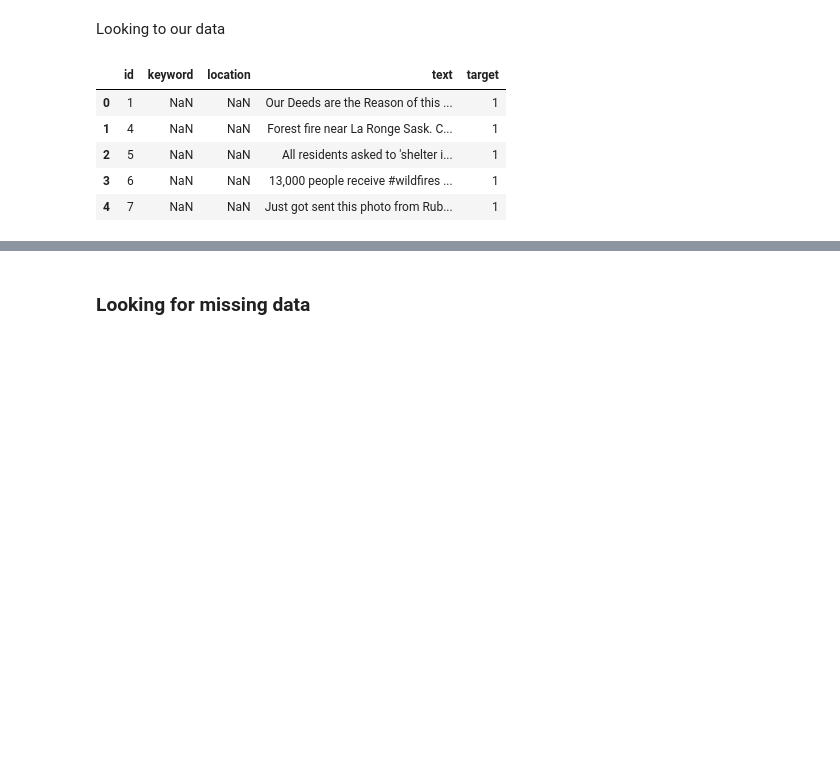
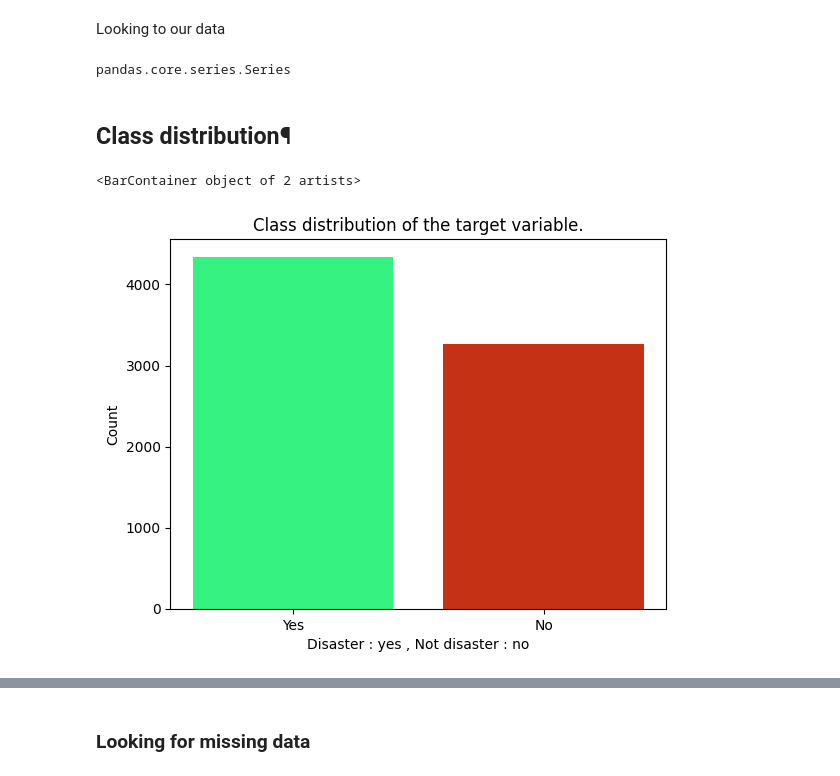
Before and after one commit to AmineMekki01/NLP_tweet_disaster_project, a Jupyter notebook: nlp_project.ipynb, the cells around one changed output, grey strips where cells are left out. Saved outputs shown, nothing was run; the diff lists cells and outputs as text; code cells hidden in the pictures; blank space fills up the shorter version.

Commit message:
Adding data visualization and cleaning

```diff
--- a/nlp_project.ipynb
+++ b/nlp_project.ipynb
@@ -39,12 +49,19 @@ train = pd.read_csv('Data/train.csv')
 test = pd.read_csv('Data/test.csv')
 # %% [markdown]
 Looking to our data
-# %%
-train.head()
-# %% [output]
-|  | id | keyword | location | text | target |
-| 0 | 1 | NaN | NaN | Our Deeds are the Reason of this ... | 1 |
-| 1 | 4 | NaN | NaN | Forest fire near La Ronge Sask. C... | 1 |
-| 2 | 5 | NaN | NaN | All residents asked to 'shelter i... | 1 |
-| 3 | 6 | NaN | NaN | 13,000 people receive #wildfires ... | 1 |
-| 4 | 7 | NaN | NaN | Just got sent this photo from Rub... | 1 |
+# %%
+type(train['target'])
+# %% [output]
+pandas.core.series.Series
+# %% [markdown]
+## Class distribution¶
+# %%
+x = train.target.value_counts()
+plt.bar(['Yes', 'No'], x)
+plt.xlabel("Disaster : yes , Not disaster : no")
+plt.ylabel("Count")
+plt.title("Class distribution of the target variable.")
+plt.bar(np.arange(2), x, color=['#35F281','#C43114'])
+# %% [output]
+<BarContainer object of 2 artists>
+[figure, added]
```
Also changed, not shown: parts of 55 cells of this notebook.
